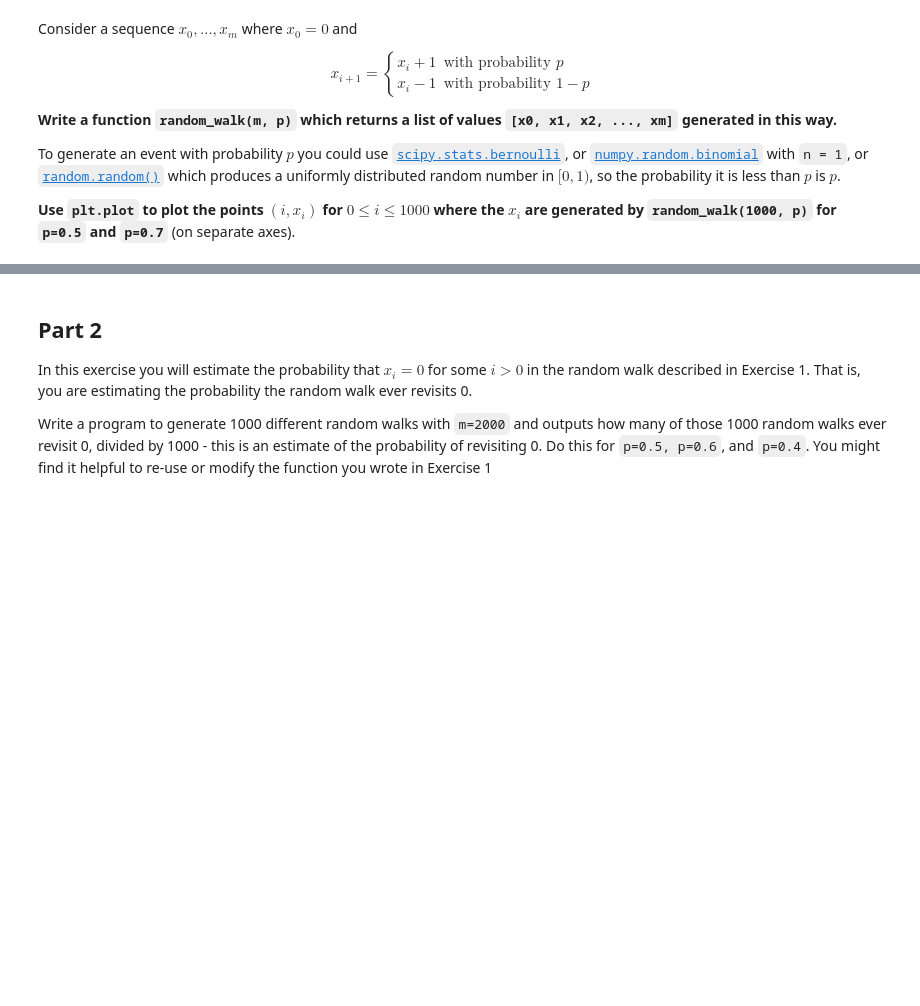
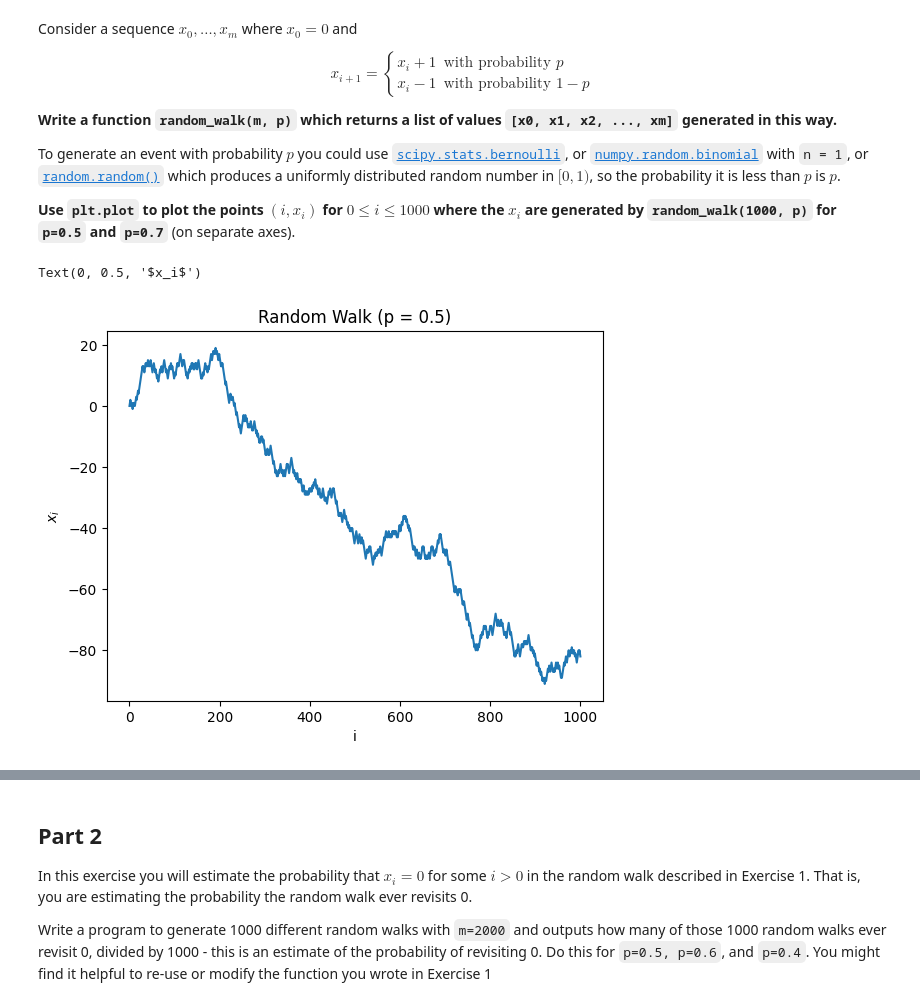
Before and after one commit to jupiterzw/ucl_math0011_projects, a Jupyter notebook: Project 5 - Random Walks.ipynb, the cells around one changed output, grey strips where cells are left out. Drawn from its saved outputs; the diff is of its cells as text; code cells hidden in the pictures; blank space fills up the shorter version.

```diff
--- a/Project 5 - Random Walks.ipynb
+++ b/Project 5 - Random Walks.ipynb
@@ -44,0 +38,23 @@ def random_walk(m, p):
+# %%
+def random_walk(m, p):
+    # your code goes here
+    positions = [0]
+    for i in range(m):
+        if random.random() < p:
+            step = 1
+        else:
+            step = -1
+        positions.append(positions[-1] + step)
+    return positions
+# %%
+# plot the p=0.5 random walk in this cell
+
+xs = np.linspace(0, 1000, 1001)
+ys = random_walk(1000, 0.5)
+plt.plot(xs, ys)
+plt.title("Random Walk (p = 0.5)")
+plt.xlabel("i")
+plt.ylabel("$x_i$")
+# %% [output]
+Text(0, 0.5, '$x_i$')
+[figure, added]
```
Also changed, not shown: parts of 11 cells of this notebook.
